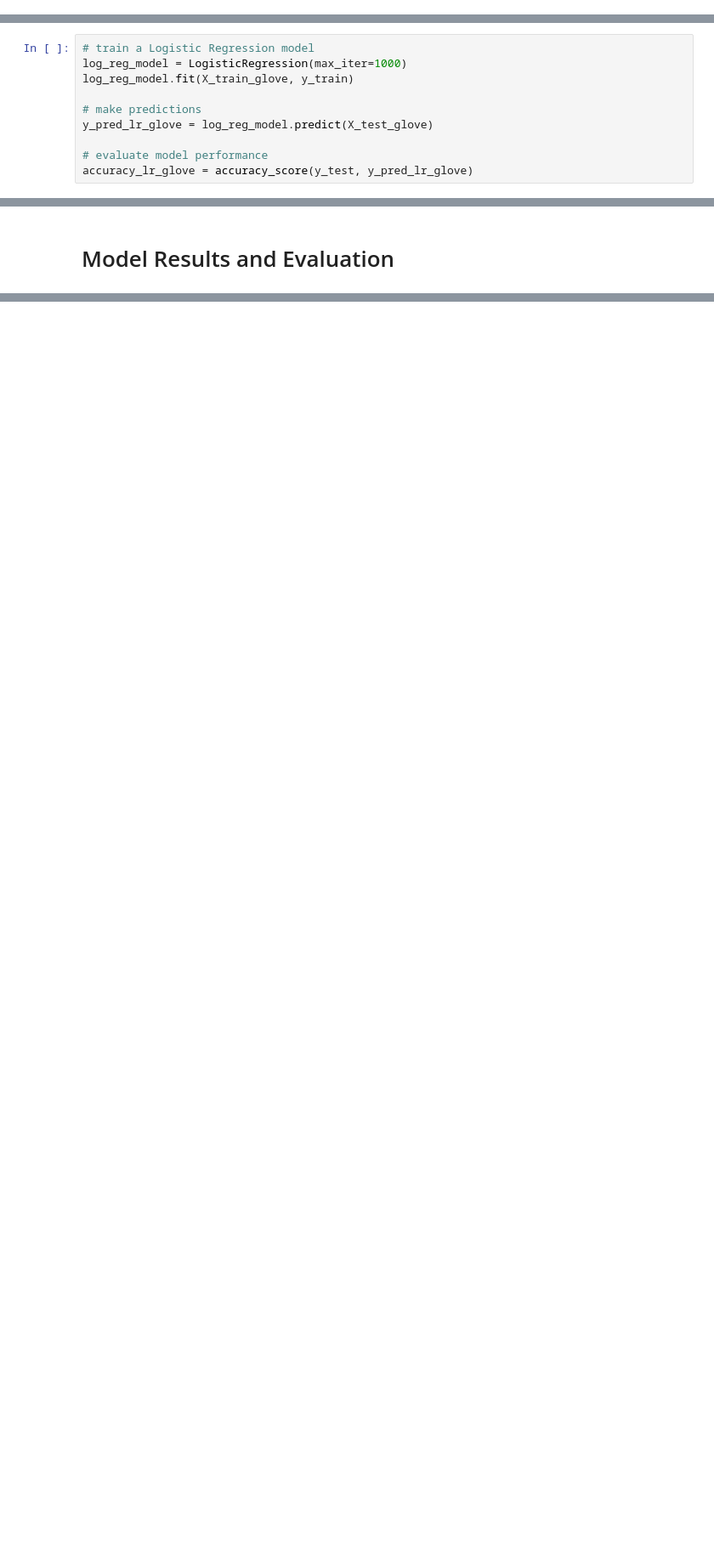
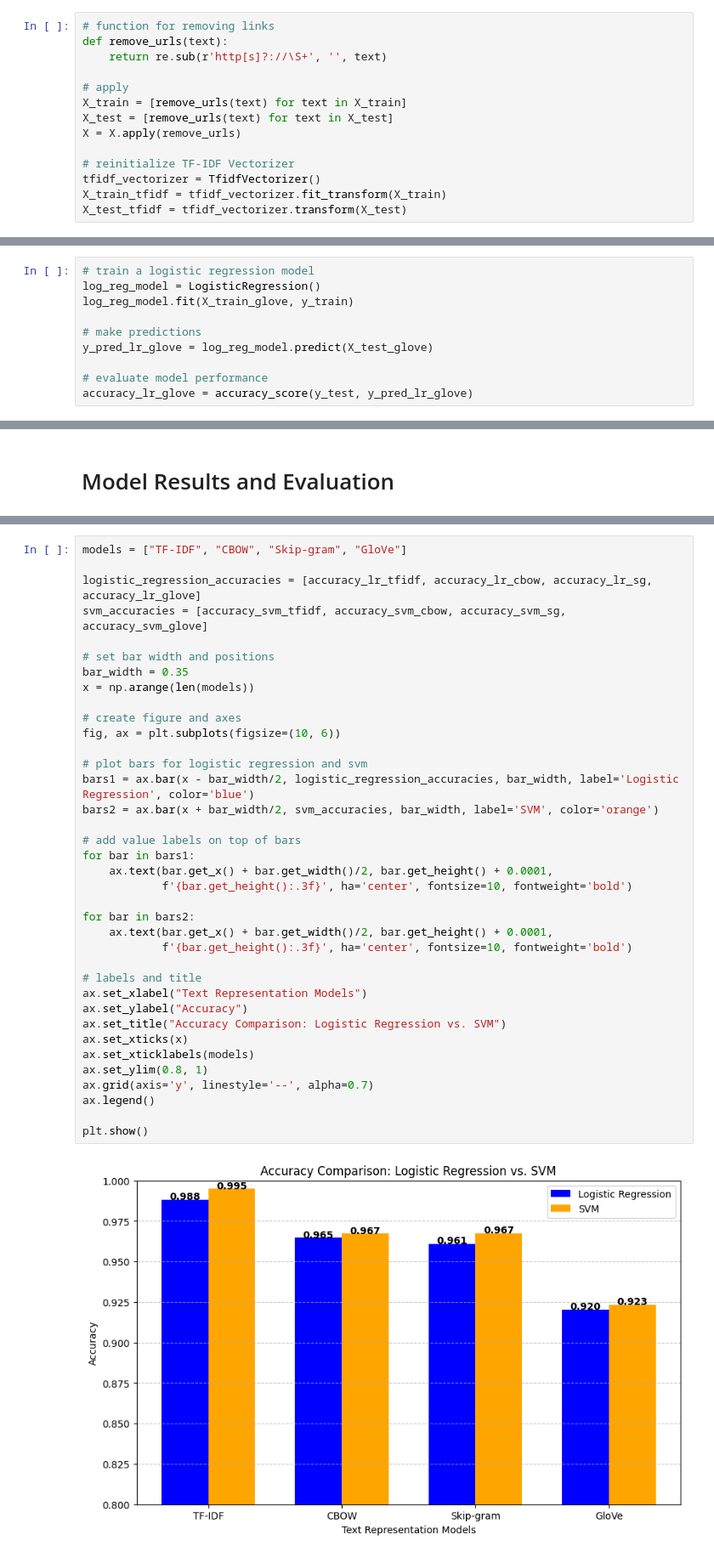
Before and after one commit to ShirleyW-W/PSTAT134-Project, a Jupyter notebook: PSTAT134_Final_Project.ipynb, the cells around one changed output, grey strips where cells are left out. Shown at 85% size. Saved outputs shown, nothing was run; the diff lists cells and outputs as text; blank space fills up the shorter version.

Commit message:
3-15-25 (tfidf, cbow, sg, glove)

```diff
--- a/PSTAT134_Final_Project.ipynb
+++ b/PSTAT134_Final_Project.ipynb
@@ -356,3 +390,17 @@ X_test_tfidf = tfidf_vectorizer.transform(X_test)
+# %%
+# function for removing links
+def remove_urls(text):
+    return re.sub(r'http[s]?://\S+', '', text)
+
+# apply
+X_train = [remove_urls(text) for text in X_train]
+X_test = [remove_urls(text) for text in X_test]
+X = X.apply(remove_urls)
+
+# reinitialize TF-IDF Vectorizer
+tfidf_vectorizer = TfidfVectorizer()
+X_train_tfidf = tfidf_vectorizer.fit_transform(X_train)
+X_test_tfidf = tfidf_vectorizer.transform(X_test)
 # %% [markdown]
 ### Fit models
 
@@ -558,8 +606,8 @@ print(label_encoder.classes_)
 
 #### Logistic regression model
 # %%
-# train a Logistic Regression model
-log_reg_model = LogisticRegression(max_iter=1000)
+# train a logistic regression model
+log_reg_model = LogisticRegression()
 log_reg_model.fit(X_train_glove, y_train)
 
 # make predictions
@@ -663 +638,40 @@ GloVe                 0.920267  0.923207
+# %%
+models = ["TF-IDF", "CBOW", "Skip-gram", "GloVe"]
+
+logistic_regression_accuracies = [accuracy_lr_tfidf, accuracy_lr_cbow, accuracy_lr_sg, accuracy_lr_glove]
+svm_accuracies = [accuracy_svm_tfidf, accuracy_svm_cbow, accuracy_svm_sg, accuracy_svm_glove]
+
+# set bar width and positions
+bar_width = 0.35
+x = np.arange(len(models))
+
+# create figure and axes
+fig, ax = plt.subplots(figsize=(10, 6))
+
+# plot bars for logistic regression and svm
+bars1 = ax.bar(x - bar_width/2, logistic_regression_accuracies, bar_width, label='Logistic Regression', color='blue')
+bars2 = ax.bar(x + bar_width/2, svm_accuracies, bar_width, label='SVM', color='orange')
+
+# add value labels on top of bars
+for bar in bars1:
+    ax.text(bar.get_x() + bar.get_width()/2, bar.get_height() + 0.0001,
+            f'{bar.get_height():.3f}', ha='center', fontsize=10, fontweight='bold')
+
+for bar in bars2:
+    ax.text(bar.get_x() + bar.get_width()/2, bar.get_height() + 0.0001,
+            f'{bar.get_height():.3f}', ha='center', fontsize=10, fontweight='bold')
+
+# labels and title
+ax.set_xlabel("Text Representation Models")
+ax.set_ylabel("Accuracy")
+ax.set_title("Accuracy Comparison: Logistic Regression vs. SVM")
+ax.set_xticks(x)
+ax.set_xticklabels(models)
+ax.set_ylim(0.8, 1)
+ax.grid(axis='y', linestyle='--', alpha=0.7)
+ax.legend()
+
+plt.show()
+# %% [output]
+[figure, added]
 # %% [markdown]
```
Also changed, not shown: parts of 11 cells of this notebook, 6 other files.
